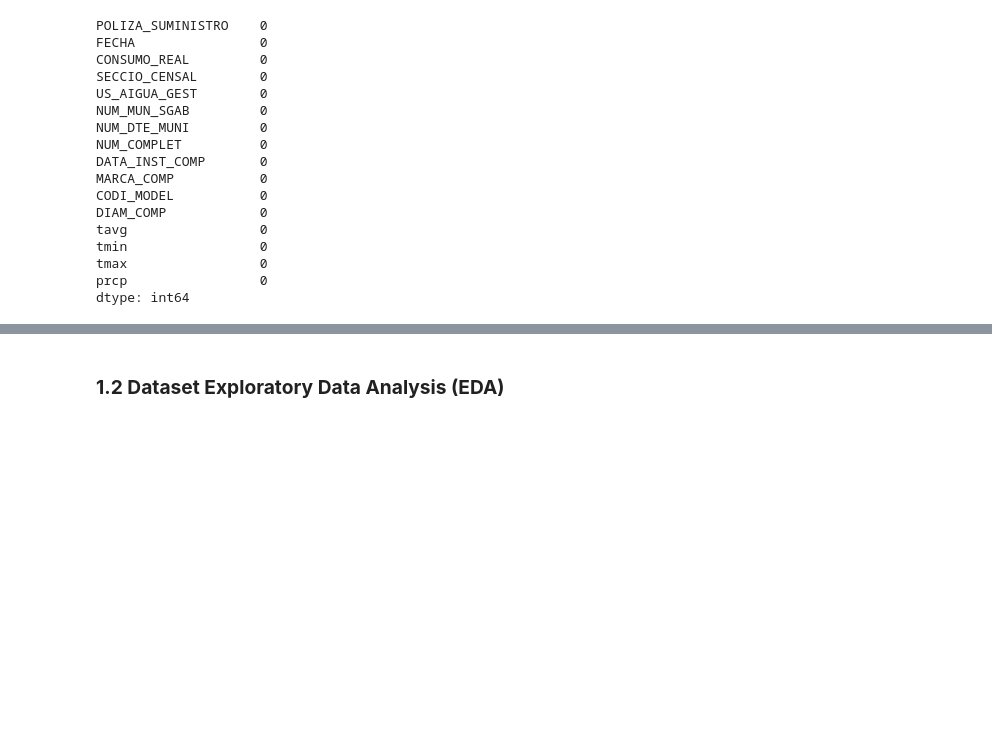
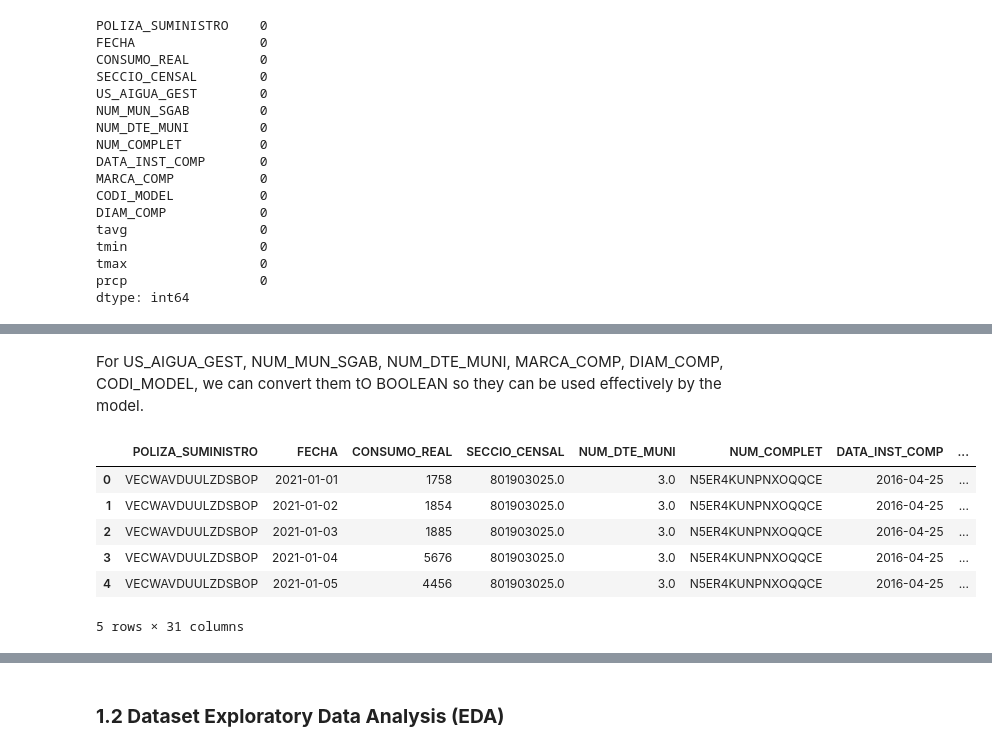
Before and after one commit to jordiestevee/ProjectManagement_G102.F, a Jupyter notebook: data_integration.ipynb, the cells around one changed output, grey strips where cells are left out. Cells and saved outputs as stored; diff of their text form; code cells hidden in the pictures; blank space fills up the shorter version.

```diff
--- a/data_integration.ipynb
+++ b/data_integration.ipynb
@@ -553,0 +583,13 @@ dtype: int64
+# %% [markdown]
+For US_AIGUA_GEST, NUM_MUN_SGAB, NUM_DTE_MUNI, MARCA_COMP, DIAM_COMP, CODI_MODEL, we can convert them tO BOOLEAN so they can be used effectively by the model.
+# %%
+meter_weather= pd.get_dummies(meter_weather, columns=['US_AIGUA_GEST', 'CODI_MODEL', 'MARCA_COMP', 'NUM_MUN_SGAB', 'DIAM_COMP'], drop_first=True)
+display(meter_weather.head())
+# %% [output]
+|  | POLIZA_SUMINISTRO | FECHA | CONSUMO_REAL | SECCIO_CENSAL | NUM_DTE_MUNI | NUM_COMPLET | DATA_INST_COMP | ... |
+| 0 | VECWAVDUULZDSBOP | 2021-01-01 | 1758 | 801903025.0 | 3.0 | N5ER4KUNPNXOQQCE | 2016-04-25 | ... |
+| 1 | VECWAVDUULZDSBOP | 2021-01-02 | 1854 | 801903025.0 | 3.0 | N5ER4KUNPNXOQQCE | 2016-04-25 | ... |
+| 2 | VECWAVDUULZDSBOP | 2021-01-03 | 1885 | 801903025.0 | 3.0 | N5ER4KUNPNXOQQCE | 2016-04-25 | ... |
+| 3 | VECWAVDUULZDSBOP | 2021-01-04 | 5676 | 801903025.0 | 3.0 | N5ER4KUNPNXOQQCE | 2016-04-25 | ... |
+| 4 | VECWAVDUULZDSBOP | 2021-01-05 | 4456 | 801903025.0 | 3.0 | N5ER4KUNPNXOQQCE | 2016-04-25 | ... |
+5 rows × 31 columns
```
Also changed, not shown: parts of 12 cells of this notebook.
